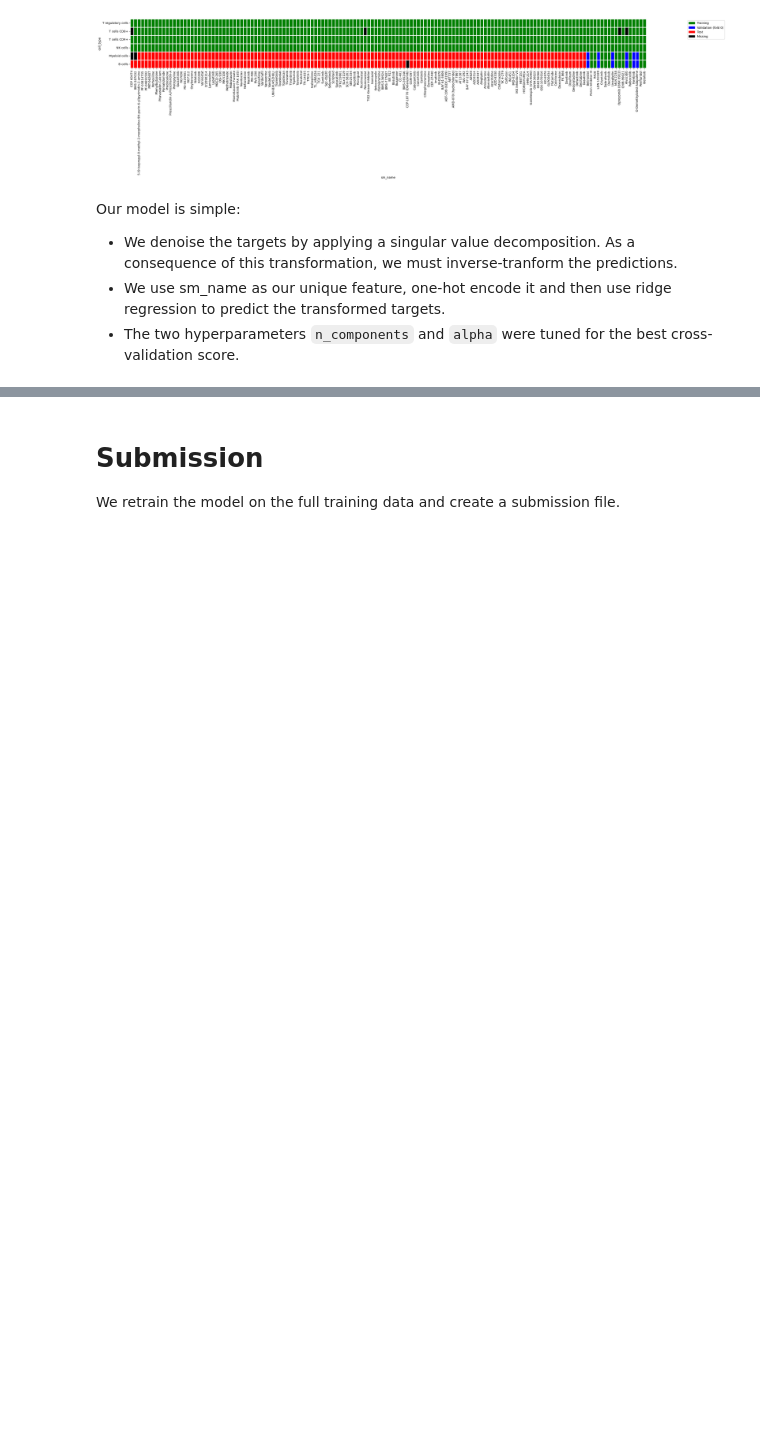
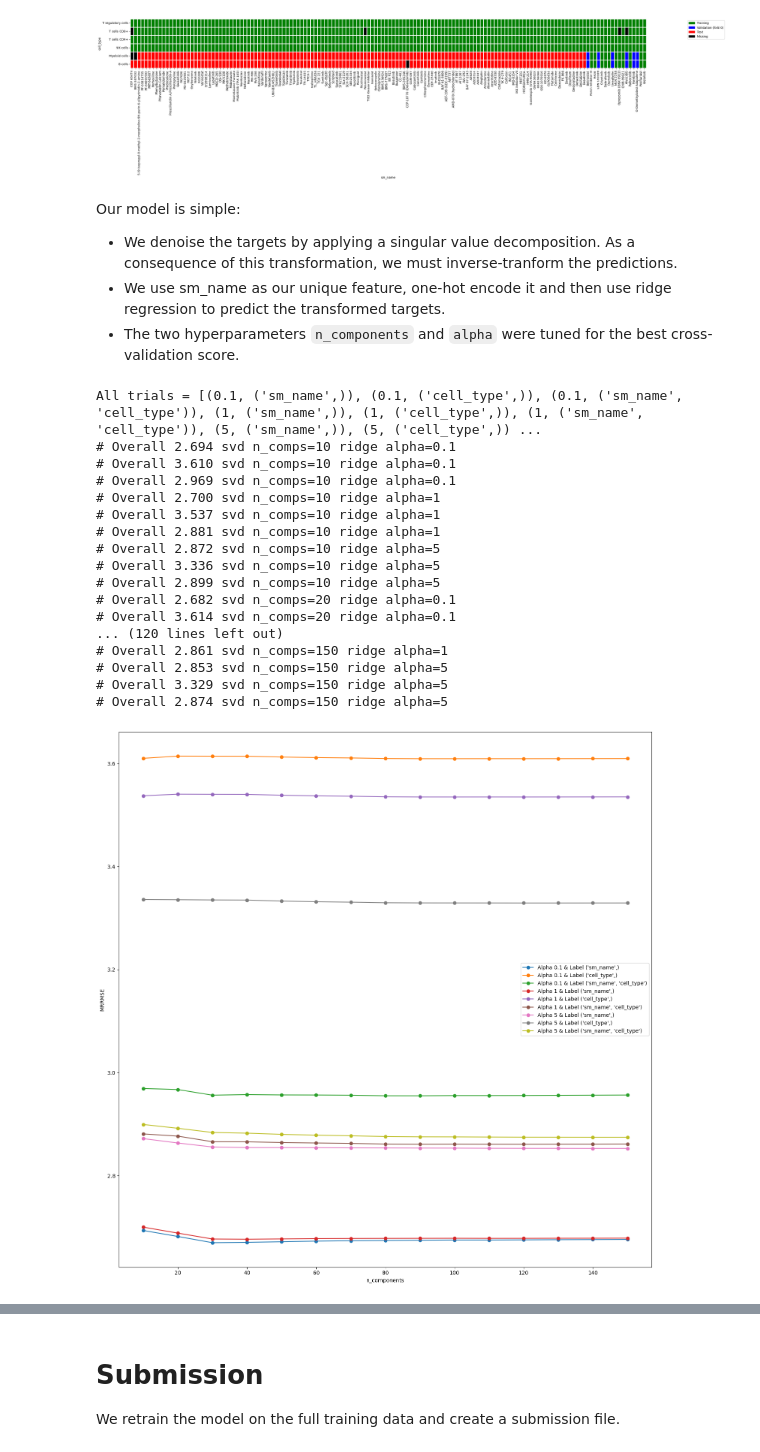
Before and after one commit to laurahsisson/Perturbations, a Jupyter notebook: scp-quickstart-another-cv-strategy.ipynb, the cells around one changed output, grey strips where cells are left out. Drawn from its saved outputs; the diff is of its cells as text; code cells hidden in the pictures; blank space fills up the shorter version.

```diff
--- a/scp-quickstart-another-cv-strategy.ipynb
+++ b/scp-quickstart-another-cv-strategy.ipynb
@@ -143,25 +143,53 @@ def cross_val_svd(model, label, n_components=5, print_each=False):
     print(f"# Overall {mrrmse:5.3f} {label}")
     return mrrmse
 # %%
-# alpha_list = [0.1, 1, 5, 10]
-# n_comps_list = np.arange(10, 160, 10)
-# results = {alpha: [] for alpha in alpha_list}
-# for n_comps in n_comps_list:
-#     for alpha in alpha_list:
-#         model = make_pipeline(ColumnTransformer([('ohe', OneHotEncoder(), ['sm_name'])]),
-#                       Ridge(alpha=alpha, fit_intercept=False))
-#         mrrmse = cross_val_svd(model, f'svd {n_comps=} ridge {alpha=}',
-#                                n_components=n_comps)
-#         results[alpha].append(mrrmse)
+import itertools
 
-# fig, ax = plt.subplots(figsize=(8,4))
-# for alpha in [0.1, 1, 5, 10]:
-#     ax.plot(n_comps_list, results[alpha], "-o", label=f"Alpha {alpha}")
-# ax.set_xlabel("n_components")
-# ax.set_ylabel("MRRMSE")
-# ax.legend()
-# fig.tight_layout()
-# plt.show()
+alpha_list = [0.1, 1, 5]
+labels = [('sm_name',),('cell_type',),('sm_name','cell_type')]
+trials = list(itertools.product(alpha_list,labels))
+
+print(f"All trials = {trials}")
+
+n_comps_list = np.arange(10, 160, 10)
+results = {trial: [] for trial in trials}
+for n_comps in n_comps_list:
+    for trial in trials:
+        alpha,labels = trial
+        model = make_pipeline(ColumnTransformer([('ohe', OneHotEncoder(), list(labels))]),
+                      Ridge(alpha=alpha, fit_intercept=False))
+        mrrmse = cross_val_svd(model, f'svd {n_comps=} ridge {alpha=}',
+                               n_components=n_comps)
+        results[trial].append(mrrmse)
+
+fig, ax = plt.subplots(figsize=(15,15))
+for trial in trials:
+    alpha,labels = trial
+    ax.plot(n_comps_list, results[trial], "-o", label=f"Alpha {alpha} & Label {labels}")
+ax.set_xlabel("n_components")
+ax.set_ylabel("MRRMSE")
+ax.legend()
+fig.tight_layout()
+plt.show()
+# %% [output]
+All trials = [(0.1, ('sm_name',)), (0.1, ('cell_type',)), (0.1, ('sm_name', 'cell_type')), (1, ('sm_name',)), (1, ('cell_type',)), (1, ('sm_name', 'cell_type')), (5, ('sm_name',)), (5, ('cell_type',)) ...
+# Overall 2.694 svd n_comps=10 ridge alpha=0.1
+# Overall 3.610 svd n_comps=10 ridge alpha=0.1
+# Overall 2.969 svd n_comps=10 ridge alpha=0.1
+# Overall 2.700 svd n_comps=10 ridge alpha=1
+# Overall 3.537 svd n_comps=10 ridge alpha=1
+# Overall 2.881 svd n_comps=10 ridge alpha=1
+# Overall 2.872 svd n_comps=10 ridge alpha=5
+# Overall 3.336 svd n_comps=10 ridge alpha=5
+# Overall 2.899 svd n_comps=10 ridge alpha=5
+# Overall 2.682 svd n_comps=20 ridge alpha=0.1
+# Overall 3.614 svd n_comps=20 ridge alpha=0.1
+... (120 lines left out)
+# Overall 2.861 svd n_comps=150 ridge alpha=1
+# Overall 2.853 svd n_comps=150 ridge alpha=5
+# Overall 3.329 svd n_comps=150 ridge alpha=5
+# Overall 2.874 svd n_comps=150 ridge alpha=5
+[figure, added]
 # %%
 n_components = 30
 alpha = 5
```
Also changed, not shown: parts of 2 cells of this notebook, 5 other files.
